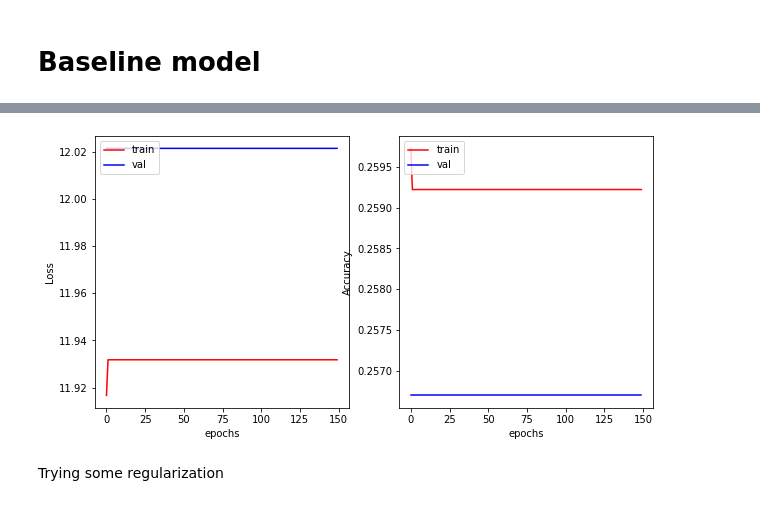
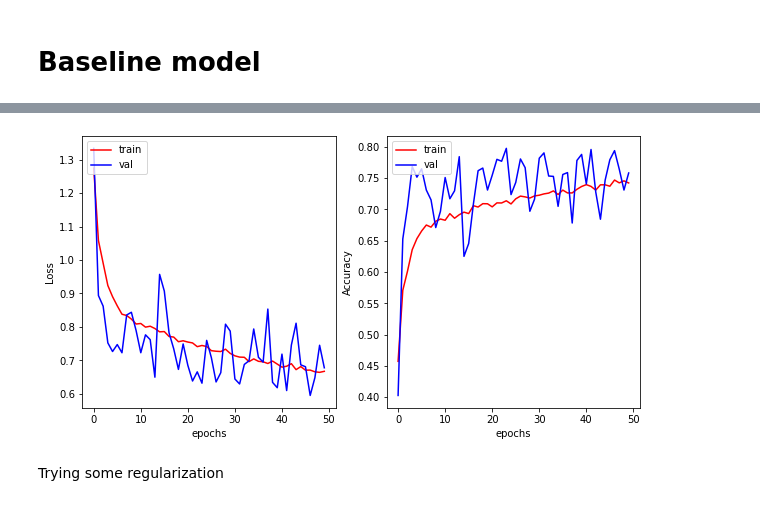
Before and after one commit to simonb65/COSC2673-A2, a Jupyter notebook: Assignmen2-TestDev.ipynb, the cells around one changed output, grey strips where cells are left out. Drawn from its saved outputs; the diff is of its cells as text; code cells hidden in the pictures.

```diff
--- a/Assignmen2-TestDev.ipynb
+++ b/Assignmen2-TestDev.ipynb
@@ -167,6 +243,6 @@ Found 1979 validated image filenames belonging to 4 classes.
 # %%
 # Learning curve diagnostic tool
-def plot_learning_curve(train_loss, val_loss, train_metric, val_metric, metric_name='Accuracy'):
+def plot_fit_history(train_loss, val_loss, train_metric, val_metric, metric_name='Accuracy'):
     plt.figure(figsize=(10,5))
 
     plt.subplot(1,2,1)
@@ -187,14 +272,14 @@ def plot_learning_curve(train_loss, val_loss, train_metric, val_metric, metric_n
 # %% [markdown]
 # Baseline model
 # %%
-INPUT_DIM = (27,27,3)
+INPUT_DIM = (27, 27, 3)
 HIDDEN_LAYER_DIM = 256
-OUTPUT_CLASSES = 4 # flag
+OUTPUT_CLASSES = 4 # Flag for output layer
 
 base_model = keras.Sequential([
-    tf.keras.layers.Flatten(input_shape=INPUT_DIM),
-    tf.keras.layers.Dense(HIDDEN_LAYER_DIM, activation='relu'),
-    tf.keras.layers.Dense(OUTPUT_CLASSES)
+    keras.layers.Flatten(input_shape=INPUT_DIM),
+    keras.layers.Dense(HIDDEN_LAYER_DIM, activation='relu'),
+    keras.layers.Dense(OUTPUT_CLASSES)
 ])
 # %%
 base_model.summary()
@@ -214,19 +299,14 @@ Trainable params: 561,156
 Non-trainable params: 0
 _________________________________________________________________
 # %%
-# base_model.compile(optimizer='SGD',
-#               loss=tf.keras.losses.CategoricalCrossentropy(from_logits=False),
-#               metrics=['categorical_accuracy'])
-
-base_model.compile(optimizer='adam',
-              loss=tf.keras.losses.CategoricalCrossentropy(from_logits=False),
-              metrics=['categorical_accuracy'])
+base_model.compile(optimizer='SGD',
+                   loss=tf.keras.losses.CategoricalCrossentropy(from_logits=True),
+                   metrics=['categorical_accuracy'])
 # %%
-print(datetime.datetime.now().strftime("%H:%M:%S"))
+print("Training started...")
 now = datetime.datetime.now()
 
-history1 = base_model.fit(train_generator, validation_data = validation_generator, epochs=150, verbose=0)
+base_histroy = base_model.fit(train_generator, validation_data = validation_generator, epochs=50, verbose=0)
 
-print(datetime.datetime.now().strftime("%H:%M:%S"))
-print("Took = ", datetime.datetime.now() - now)
+print("Took: ", datetime.datetime.now() - now)
 # %% [output]
@@ -236,8 +315,8 @@ Took =  0:05:25.455315
 # %%
-plot_learning_curve(history1.history['loss'], history1.history['val_loss'],
-                    history1.history['categorical_accuracy'], history1.history['val_categorical_accuracy'])
+plot_learning_curve(base_histroy.history['loss'], base_histroy.history['val_loss'],
+                    base_histroy.history['categorical_accuracy'], base_histroy.history['val_categorical_accuracy'])
 # %% [output]
-[figure, old version]
+[figure, new version]
 # %% [markdown]
 Trying some regularization
 # %%
```
Also changed, not shown: parts of 37 cells of this notebook.
